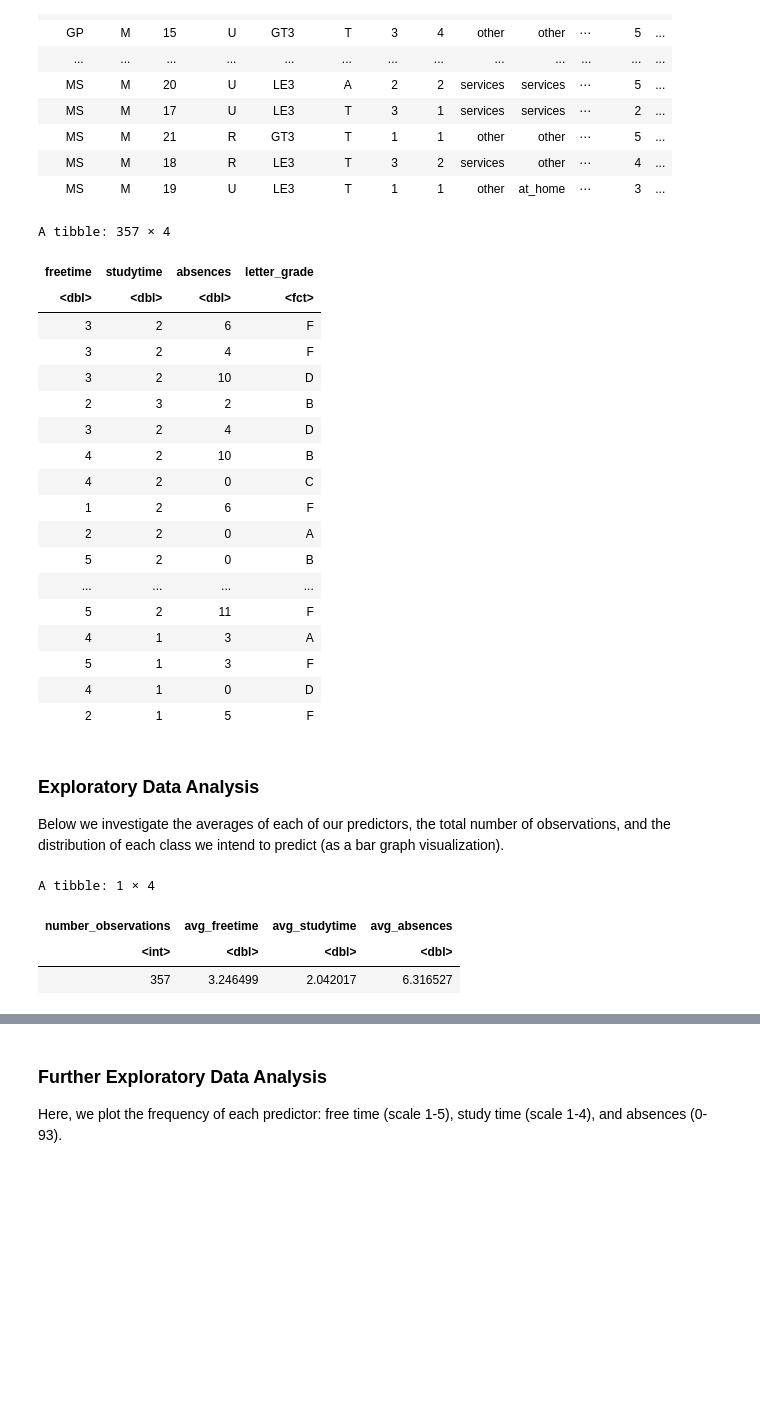
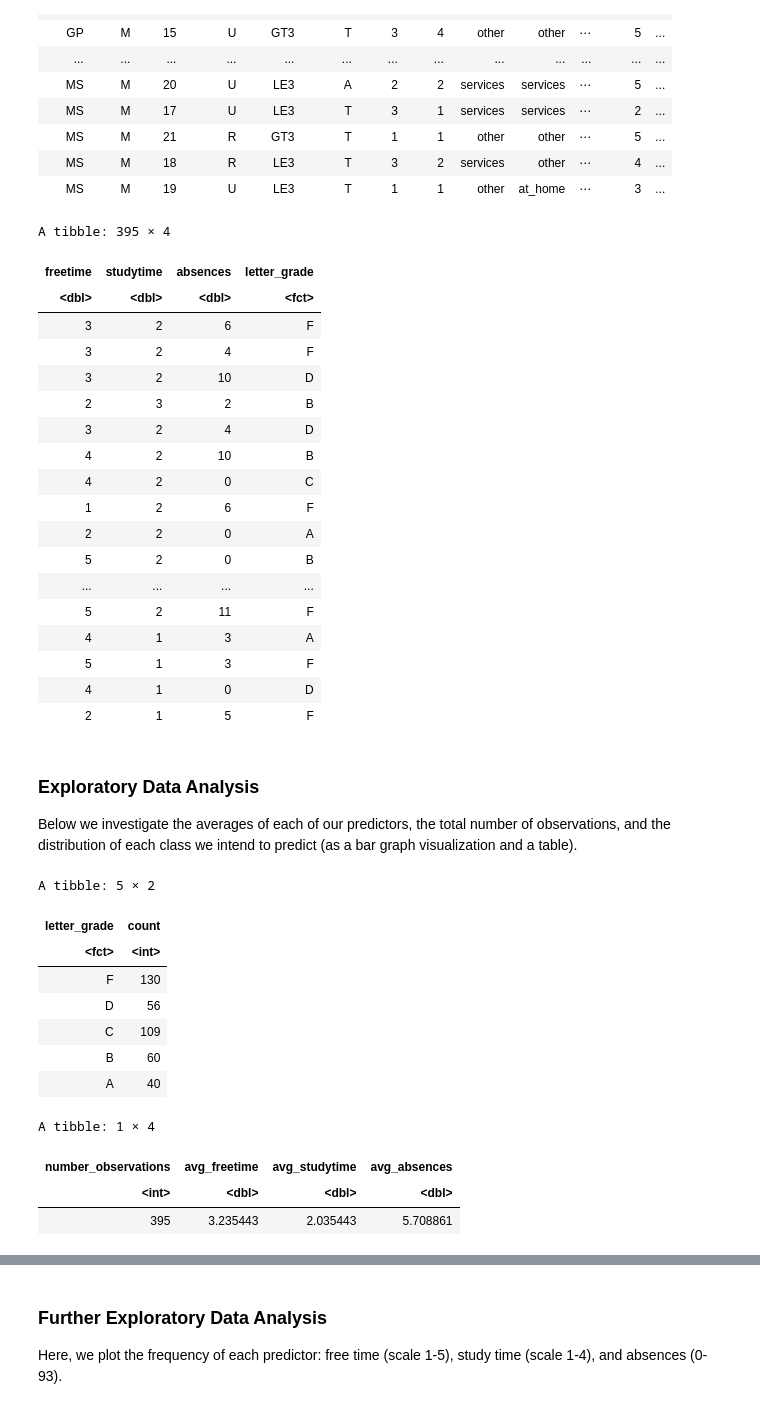
Before and after one commit to chloezandberg/dsci-100-project, a Jupyter notebook: STUDENT.ipynb, the cells around one changed output, grey strips where cells are left out. Cells and saved outputs as stored; diff of their text form; code cells hidden in the pictures; blank space fills up the shorter version.

```diff
--- a/STUDENT.ipynb
+++ b/STUDENT.ipynb
@@ -60,9 +60,9 @@ A spec_tbl_df: 395 × 33
 clean_math_data <- math_data |>
     select(freetime, studytime, absences, G3) |> # G3 is final grade in Portugese school system
     mutate(final_percentage = (G3/20)*100) |> # final grade is out of 20
-    mutate(letter_grade = cut(final_percentage, c(0, 49, 54, 67, 79, 100))) |> # recoding to be letter grade levels for classification problem
-    mutate(letter_grade = recode(letter_grade,
-                                           "(0,49]" = "F",
+    mutate(letter_grade = cut(final_percentage, c(-1, 49, 54, 67, 79, 100))) |> # recoding to be letter grade levels for classification problem
+    mutate(letter_grade = recode(letter_grade,                                  # had to set lower limit to -1 to include grades of 0%
+                                           "(-1,49]" = "F",
                                            "(49,54]" = "D",
                                            "(54,67]" = "C",
                                            "(67,79]" = "B",
@@ -72,7 +72,7 @@ clean_math_data <- math_data |>
 
 clean_math_data
 # %% [output]
-A tibble: 357 × 4
+A tibble: 395 × 4
 | freetime | studytime | absences | letter_grade |
 | <dbl> | <dbl> | <dbl> | <fct> |
 | 3 | 2 | 6 | F |
@@ -94,27 +94,41 @@ A tibble: 357 × 4
 # %% [markdown]
 ### Exploratory Data Analysis
 
-Below we investigate the averages of each of our predictors, the total number of observations, and the distribution of each class we intend to predict (as a bar graph visualization).
+Below we investigate the averages of each of our predictors, the total number of observations, and the distribution of each class we intend to predict (as a bar graph visualization and a table).
 # %%
 avg_predictors <- clean_math_data |>
             select(freetime, studytime, absences) |>
             map_df(mean) |>
             rename("avg_freetime" = "freetime",
                    'avg_studytime' = 'studytime',
                    'avg_absences' = 'absences')
 
 count_observations <- nrow(clean_math_data)
 
+count_class <- clean_math_data |>
+            group_by(letter_grade) |>
+            summarize(count = n())
+
+count_class
+
 observations_tibble <- tibble(number_observations = count_observations)
 
 exploratory_data_analysis <- bind_cols(observations_tibble, avg_predictors)
 
 exploratory_data_analysis
 # %% [output]
-A tibble: 1 × 4
+A tibble: 5 × 2
-| number_observations | avg_freetime | avg_studytime | avg_absences |
-| <int> | <dbl> | <dbl> | <dbl> |
-| 357 | 3.246499 | 2.042017 | 6.316527 |
+| letter_grade | count |
+| <fct> | <int> |
+| F | 130 |
+| D | 56 |
+| C | 109 |
+| B | 60 |
+| A | 40 |
+A tibble: 1 × 4
+| number_observations | avg_freetime | avg_studytime | avg_absences |
+| <int> | <dbl> | <dbl> | <dbl> |
+| 395 | 3.235443 | 2.035443 | 5.708861 |
 # %%
 math_plot <- ggplot(clean_math_data, aes(x=letter_grade)) +
                 geom_bar(stat='count') +
```
Also changed, not shown: parts of 2 cells of this notebook.
